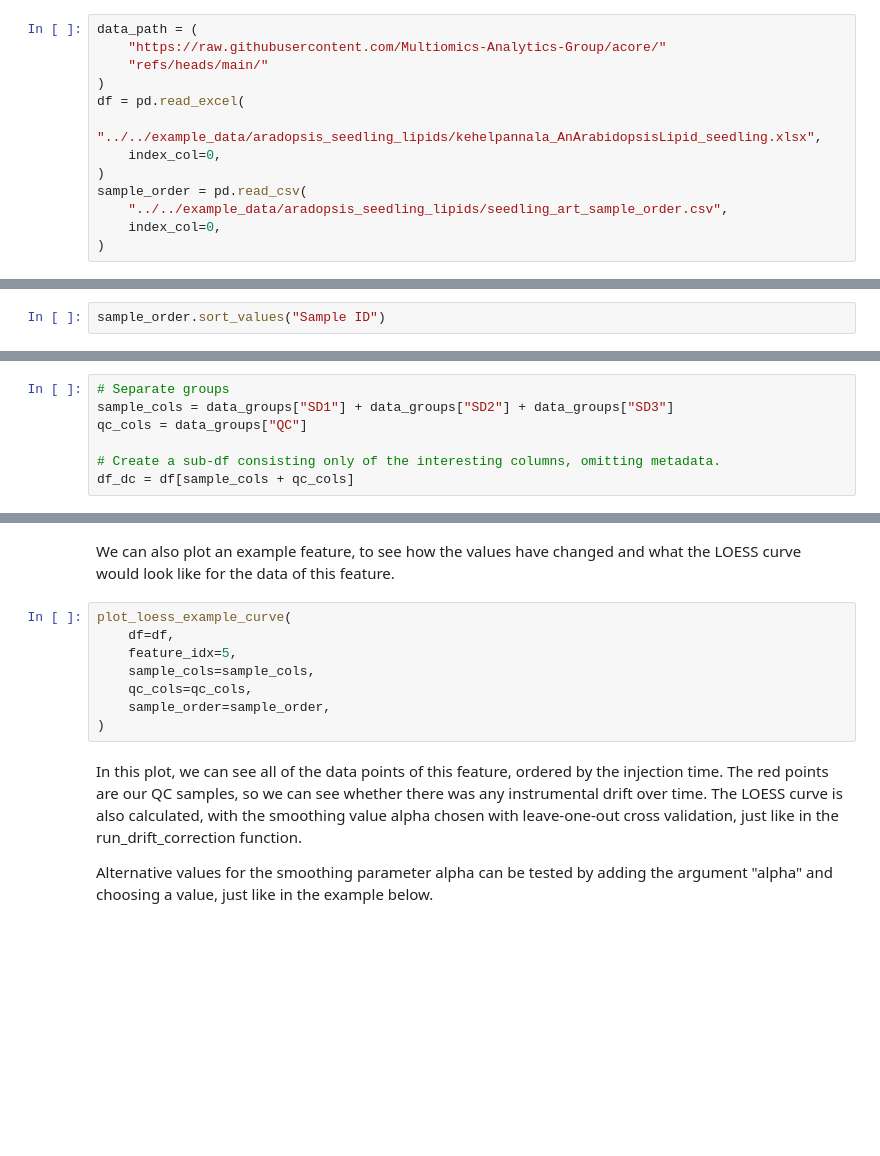
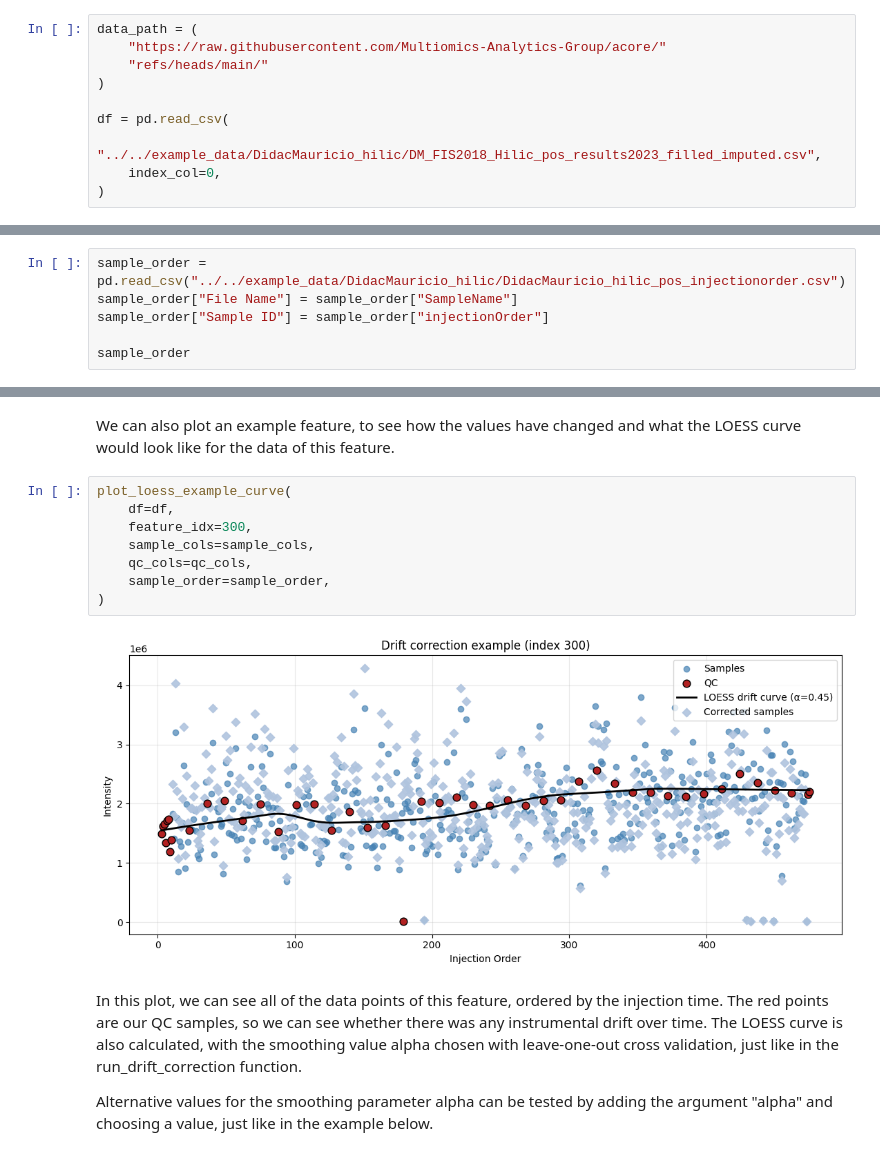
Before and after one commit to Multiomics-Analytics-Group/acore, a Jupyter notebook: docs/api_examples/drift_correction.ipynb, the cells around one changed output, grey strips where cells are left out. Drawn from its saved outputs; the diff is of its cells as text; blank space fills up the shorter version.

Commit message:
:art: Changing example data for loess-based drift correction api example. Minor other changes in documentation of notebook.

```diff
--- a/docs/api_examples/drift_correction.ipynb
+++ b/docs/api_examples/drift_correction.ipynb
@@ -222,11 +244,8 @@ data_path = (
     "https://raw.githubusercontent.com/Multiomics-Analytics-Group/acore/"
     "refs/heads/main/"
 )
-df = pd.read_excel(
-    "../../example_data/aradopsis_seedling_lipids/kehelpannala_AnArabidopsisLipid_seedling.xlsx",
+
+df = pd.read_csv(
+    "../../example_data/DidacMauricio_hilic/DM_FIS2018_Hilic_pos_results2023_filled_imputed.csv",
     index_col=0,
 )
-sample_order = pd.read_csv(
-    "../../example_data/aradopsis_seedling_lipids/seedling_art_sample_order.csv",
-    index_col=0,
-)
@@ -238,2 +277,6 @@ information is crucial for the drift correction algorithm.
 # %%
-sample_order.sort_values("Sample ID")
+sample_order = pd.read_csv("../../example_data/DidacMauricio_hilic/DidacMauricio_hilic_pos_injectionorder.csv")
+sample_order["File Name"] = sample_order["SampleName"]
+sample_order["Sample ID"] = sample_order["injectionOrder"]
+
+sample_order
@@ -288,7 +318,0 @@ data_groups = {
-# %%
-# Separate groups
-sample_cols = data_groups["SD1"] + data_groups["SD2"] + data_groups["SD3"]
-qc_cols = data_groups["QC"]
-
-# Create a sub-df consisting only of the interesting columns, omitting metadata.
-df_dc = df[sample_cols + qc_cols]
@@ -335,11 +430,13 @@ and what the LOESS curve would look like for the data of this feature.
 # %%
 plot_loess_example_curve(
     df=df,
-    feature_idx=5,
+    feature_idx=300,
     sample_cols=sample_cols,
     qc_cols=qc_cols,
     sample_order=sample_order,
 )
+# %% [output]
+[figure, added]
 # %% [markdown]
 In this plot, we can see all of the data points of this feature, ordered by the
 injection time. The red points are our QC samples, so we can see whether there was any
```
Also changed, not shown: parts of 28 cells of this notebook, 2 other files.
